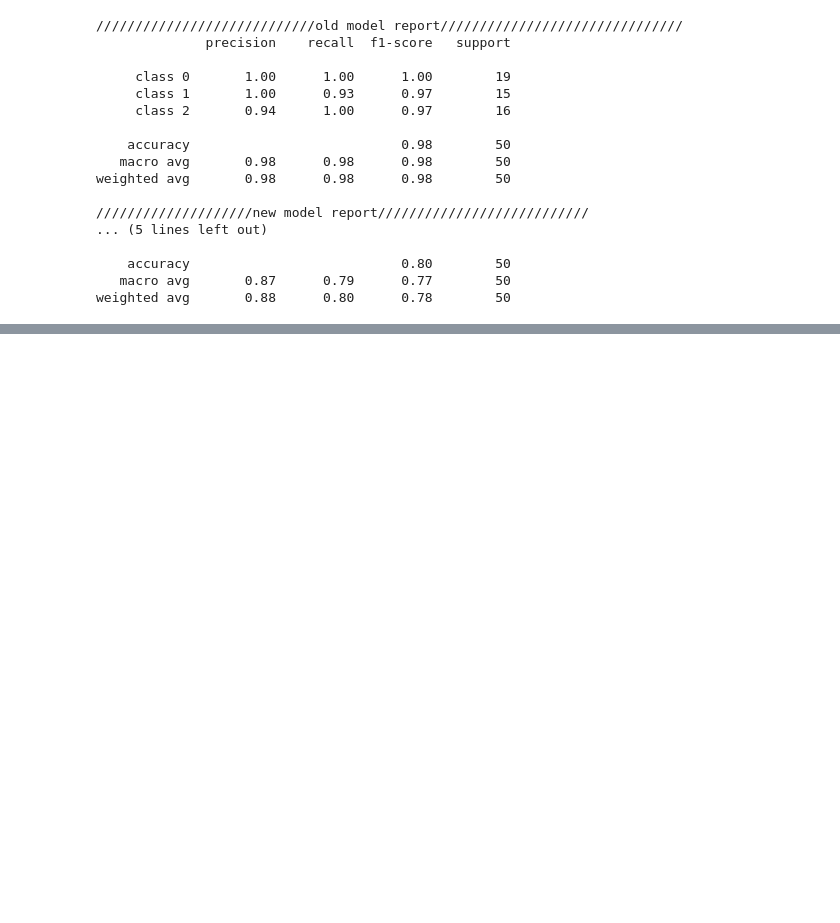
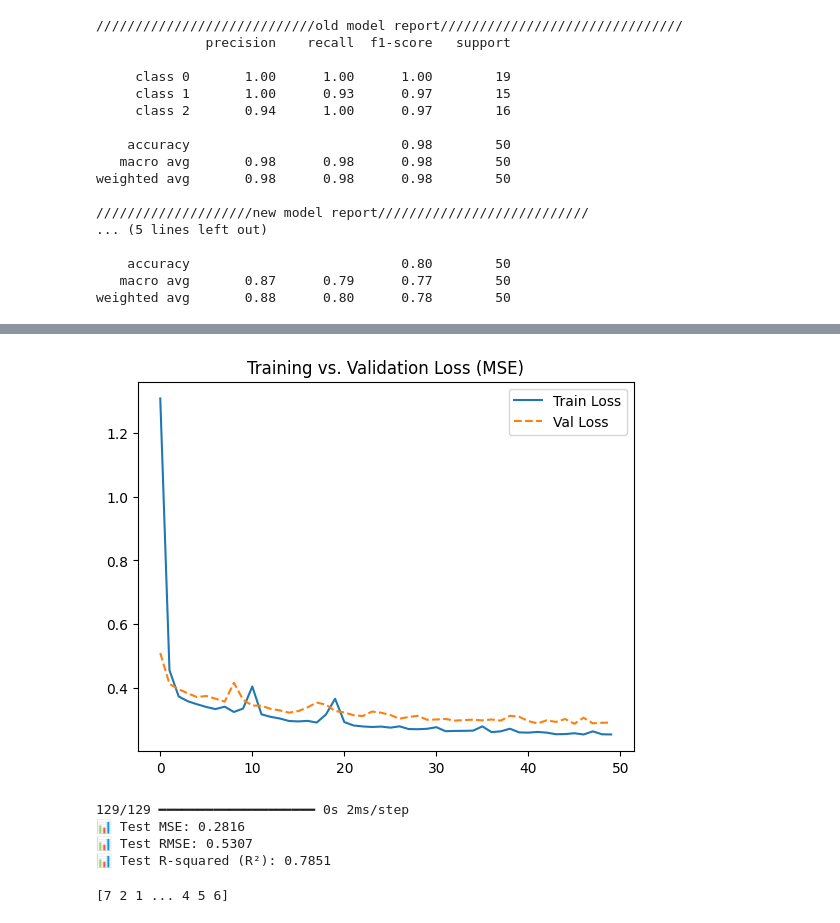
Before and after one commit to Awake-ctrl/Deep-Learning, a Jupyter notebook: labs/lab3/kallepally_sai_kiran_assignment[3].ipynb, the cells around one changed output, grey strips where cells are left out. Drawn from its saved outputs; the diff is of its cells as text; code cells hidden in the pictures; blank space fills up the shorter version.

```diff
--- a/labs/lab3/kallepally_sai_kiran_assignment[3].ipynb
+++ b/labs/lab3/kallepally_sai_kiran_assignment[3].ipynb
@@ -276,3 +308,29 @@ data,target=load_iris(return_X_y=True)
 datas=load_iris()
 data=pd.DataFrame(data)
 target=pd.DataFrame(target)
+# %%
+#question 3
+from sklearn.datasets import fetch_california_housing
+from sklearn.preprocessing import StandardScaler,OneHotEncoder
+from sklearn.model_selection import train_test_split
+import tensorflow as tf
+
+data=fetch_california_housing()
+X=data.data
+y=data.target
+scalar=StandardScaler()
+X=scalar.fit_transform(X)
+
+# encoder=OneHotEncoder(sparse_output=False)
+# y=encoder.fit_transform(y.reshape(-1,1))
+
+X_train, X_test, y_train, y_test = train_test_split(X, y, test_size=0.2, random_state=42)
+
+model=tf.keras.Sequential([
+    tf.keras.layers.Dense(64,activation="relu",input_shape=(X.shape[1],)),
+    tf.keras.layers.Dense(32,activation="relu"),
+    tf.keras.layers.Dense(1)
+])
+model.compile(optimizer="adam", loss="mse", metrics=["mae"])
+# %%
+history = model.fit(X_train, y_train, validation_split=0.2, epochs=50, verbose=1)
@@ -278,0 +355,39 @@ target=pd.DataFrame(target)
+# %%
+import matplotlib.pyplot as plt
+
+plt.plot(history.history["loss"], label="Train Loss")
+plt.plot(history.history["val_loss"], label="Val Loss", linestyle="dashed")
+plt.legend()
+plt.title("Training vs. Validation Loss (MSE)")
+plt.show()
+# %% [output]
+[figure, added]
+# %%
+import numpy as np
+from sklearn.metrics import mean_squared_error
+from sklearn.metrics import r2_score
+y_pred = model.predict(X_test).flatten()
+test_mse = mean_squared_error(y_test, y_pred)
+test_rmse = np.sqrt(test_mse)
+test_r2 = r2_score(y_test, y_pred)
+
+# Print Regression Metrics
+print(f"📊 Test MSE: {test_mse:.4f}")
+print(f"📊 Test RMSE: {test_rmse:.4f}")
+print(f"📊 Test R-squared (R²): {test_r2:.4f}")
+# %% [output]
+129/129 ━━━━━━━━━━━━━━━━━━━━ 0s 2ms/step
+📊 Test MSE: 0.2816
+📊 Test RMSE: 0.5307
+📊 Test R-squared (R²): 0.7851
+# %%
+#question 4
+from tensorflow.keras.datasets import mnist
+from tensorflow.keras.utils import to_categorical
+data=mnist.load_data()
+(X_train,y_train),(X_test,y_test)=data
+X_train,X_test=X_train/255.0,X_test/255.0
+X_train=X_train.reshape(-1,784)
+X_test=X_test.reshape(-1,784)
+# %% [output]
+[7 2 1 ... 4 5 6]
```
Also changed, not shown: parts of 18 cells of this notebook.
